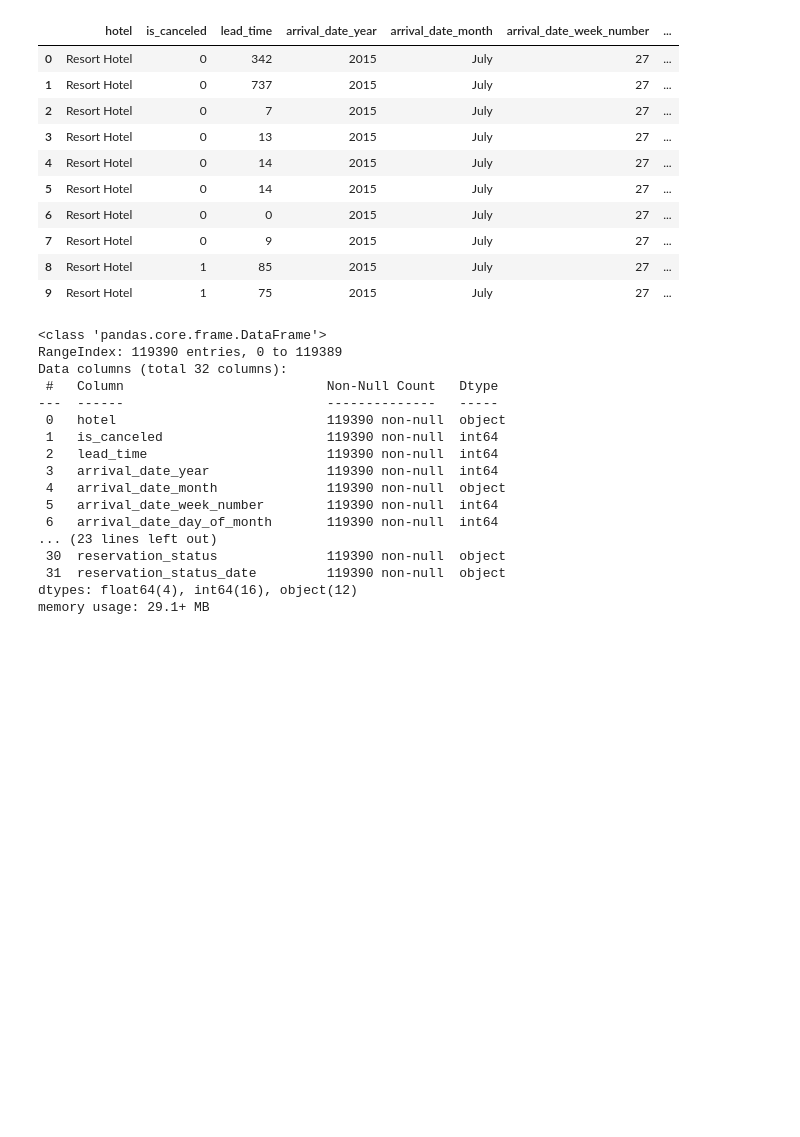
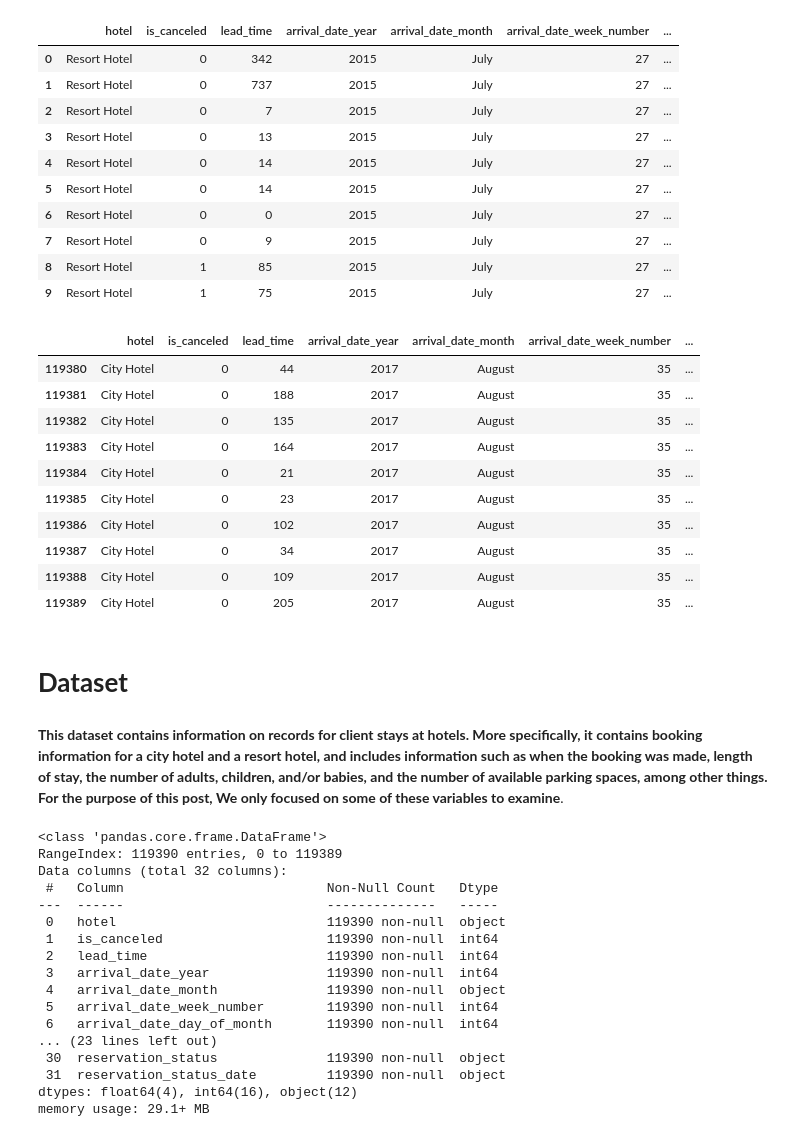
Before and after one commit to Hiteshlko1/Hotel-Booking-Analysis, a Jupyter notebook: Hotel_Booking_Analysis_Capstone_Project_Hitesh_Verma.ipynb, the cells around one changed output. Saved outputs shown, nothing was run; the diff lists cells and outputs as text; code cells hidden in the pictures; blank space fills up the shorter version.

```diff
--- a/Hotel_Booking_Analysis_Capstone_Project_Hitesh_Verma.ipynb
+++ b/Hotel_Booking_Analysis_Capstone_Project_Hitesh_Verma.ipynb
@@ -37,6 +46,25 @@ df.head(10)
 | 7 | Resort Hotel | 0 | 9 | 2015 | July | 27 | ... |
 | 8 | Resort Hotel | 1 | 85 | 2015 | July | 27 | ... |
 | 9 | Resort Hotel | 1 | 75 | 2015 | July | 27 | ... |
+# %%
+# Checking the last 10 rows in dataset
+df.tail(10)
+# %% [output]
+|  | hotel | is_canceled | lead_time | arrival_date_year | arrival_date_month | arrival_date_week_number | ... |
+| 119380 | City Hotel | 0 | 44 | 2017 | August | 35 | ... |
+| 119381 | City Hotel | 0 | 188 | 2017 | August | 35 | ... |
+| 119382 | City Hotel | 0 | 135 | 2017 | August | 35 | ... |
+| 119383 | City Hotel | 0 | 164 | 2017 | August | 35 | ... |
+| 119384 | City Hotel | 0 | 21 | 2017 | August | 35 | ... |
+| 119385 | City Hotel | 0 | 23 | 2017 | August | 35 | ... |
+| 119386 | City Hotel | 0 | 102 | 2017 | August | 35 | ... |
+| 119387 | City Hotel | 0 | 34 | 2017 | August | 35 | ... |
+| 119388 | City Hotel | 0 | 109 | 2017 | August | 35 | ... |
+| 119389 | City Hotel | 0 | 205 | 2017 | August | 35 | ... |
+# %% [markdown]
+# **Dataset**
+# %% [markdown]
+**This dataset contains information on records for client stays at hotels. More specifically, it contains booking information for a city hotel and a resort hotel, and includes information such as when the booking was made, length of stay, the number of adults, children, and/or babies, and the number of available parking spaces, among other things. For the purpose of this post, We only focused on some of these variables to examine**.
 # %%
 # Checking basic information of our dataset
 
```
Also changed, not shown: parts of 17 cells of this notebook.
